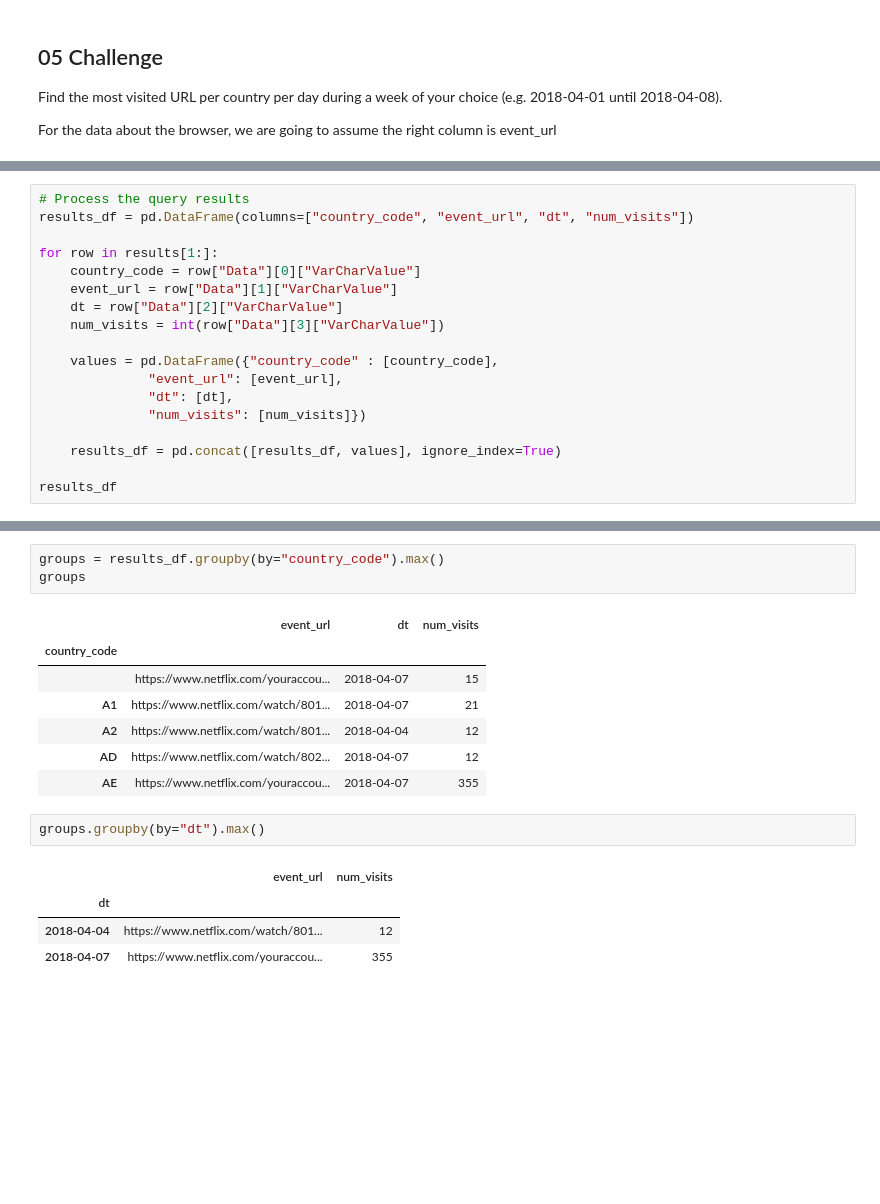
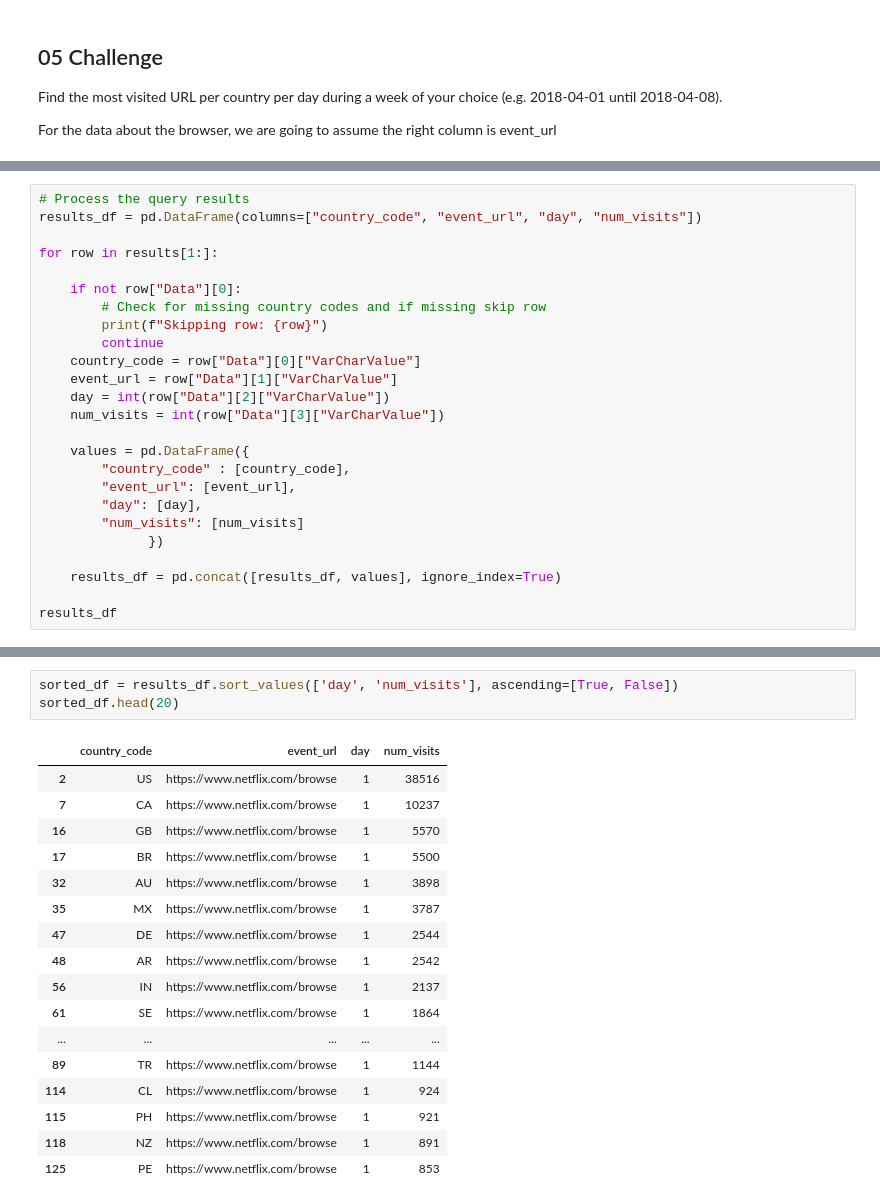
Before and after one commit to jmiller84/etl-bites, a Jupyter notebook: 05_challenge.ipynb, the cells around one changed output, grey strips where cells are left out. Saved outputs shown, nothing was run; the diff lists cells and outputs as text; blank space fills up the shorter version.

```diff
--- a/05_challenge.ipynb
+++ b/05_challenge.ipynb
@@ -113,17 +132,24 @@ len(results)
 # %%
 # Process the query results
-results_df = pd.DataFrame(columns=["country_code", "event_url", "dt", "num_visits"])
+results_df = pd.DataFrame(columns=["country_code", "event_url", "day", "num_visits"])
 
 for row in results[1:]:
+
+    if not row["Data"][0]:
+        # Check for missing country codes and if missing skip row
+        print(f"Skipping row: {row}")
+        continue
     country_code = row["Data"][0]["VarCharValue"]
     event_url = row["Data"][1]["VarCharValue"]
-    dt = row["Data"][2]["VarCharValue"]
+    day = int(row["Data"][2]["VarCharValue"])
     num_visits = int(row["Data"][3]["VarCharValue"])
 
-    values = pd.DataFrame({"country_code" : [country_code],
-              "event_url": [event_url],
-              "dt": [dt],
-              "num_visits": [num_visits]})
+    values = pd.DataFrame({
+        "country_code" : [country_code],
+        "event_url": [event_url],
+        "day": [day],
+        "num_visits": [num_visits]
+              })
 
     results_df = pd.concat([results_df, values], ignore_index=True)
 
@@ -133,18 +178,21 @@ KeyboardInterrupt:
-# %%
-groups = results_df.groupby(by="country_code").max()
-groups
-# %% [output]
-|  | event_url | dt | num_visits |
-| country_code |  |  |  |
-|  | https://www.netflix.com/youraccou... | 2018-04-07 | 15 |
-| A1 | https://www.netflix.com/watch/801... | 2018-04-07 | 21 |
-| A2 | https://www.netflix.com/watch/801... | 2018-04-04 | 12 |
-| AD | https://www.netflix.com/watch/802... | 2018-04-07 | 12 |
-| AE | https://www.netflix.com/youraccou... | 2018-04-07 | 355 |
-# %%
-groups.groupby(by="dt").max()
-# %% [output]
-|  | event_url | num_visits |
-| dt |  |  |
-| 2018-04-04 | https://www.netflix.com/watch/801... | 12 |
-| 2018-04-07 | https://www.netflix.com/youraccou... | 355 |
+# %%
+sorted_df = results_df.sort_values(['day', 'num_visits'], ascending=[True, False])
+sorted_df.head(20)
+# %% [output]
+|  | country_code | event_url | day | num_visits |
+| 2 | US | https://www.netflix.com/browse | 1 | 38516 |
+| 7 | CA | https://www.netflix.com/browse | 1 | 10237 |
+| 16 | GB | https://www.netflix.com/browse | 1 | 5570 |
+| 17 | BR | https://www.netflix.com/browse | 1 | 5500 |
+| 32 | AU | https://www.netflix.com/browse | 1 | 3898 |
+| 35 | MX | https://www.netflix.com/browse | 1 | 3787 |
+| 47 | DE | https://www.netflix.com/browse | 1 | 2544 |
+| 48 | AR | https://www.netflix.com/browse | 1 | 2542 |
+| 56 | IN | https://www.netflix.com/browse | 1 | 2137 |
+| 61 | SE | https://www.netflix.com/browse | 1 | 1864 |
+| ... | ... | ... | ... | ... |
+| 89 | TR | https://www.netflix.com/browse | 1 | 1144 |
+| 114 | CL | https://www.netflix.com/browse | 1 | 924 |
+| 115 | PH | https://www.netflix.com/browse | 1 | 921 |
+| 118 | NZ | https://www.netflix.com/browse | 1 | 891 |
+| 125 | PE | https://www.netflix.com/browse | 1 | 853 |
```
Also changed, not shown: parts of 11 cells of this notebook, 1 other file.
